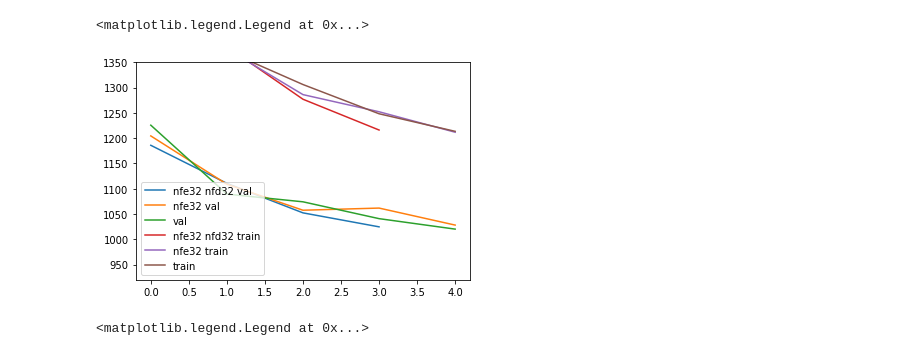
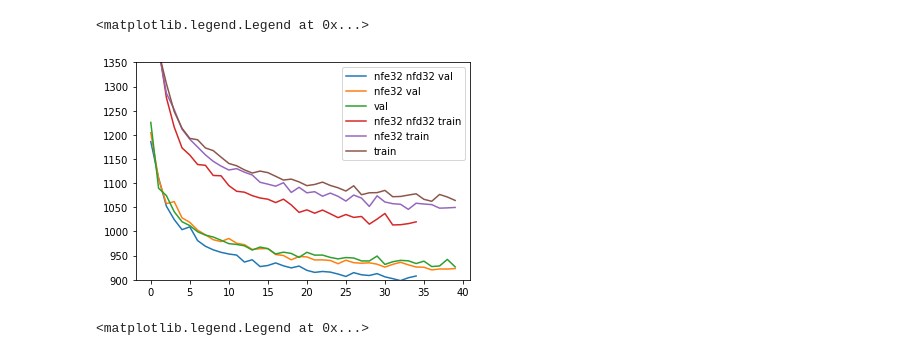
Before and after one commit to SimonTreu/sdvae, a Jupyter notebook: loss.ipynb, the cells around one changed output. Saved outputs shown, nothing was run; the diff lists cells and outputs as text; code cells hidden in the pictures.

```diff
--- a/loss.ipynb
+++ b/loss.ipynb
@@ -41,23 +41,23 @@ loss_01_23_mse_nc_nfe32 = pd.read_csv('http://www.pik-potsdam.de/~sitreu/edvae/0
 loss_01_23_mse_nc_nfe32_nfd32 = pd.read_csv('http://www.pik-potsdam.de/~sitreu/edvae/01_23_mse_128_fc_nc_nfe32_nfd32/01_23_mse_128_fc_nc_nfe32_nfd32/eval.csv', delimiter=',')
 # %%
 key='val_loss'
-head = 5
+head = 40
 
 plt.plot(loss_01_23_mse_nc_nfe32_nfd32[key].head(head).head(head),label='nfe32 nfd32 val')
 plt.plot(loss_01_23_mse_nc_nfe32[key].head(head).head(head),label='nfe32 val')
 plt.plot(loss_01_23_mse_nc[key].head(head),label='val')
 
 key='train_loss'
 plt.plot(loss_01_23_mse_nc_nfe32_nfd32[key].head(head).head(head),label='nfe32 nfd32 train')
 plt.plot(loss_01_23_mse_nc_nfe32[key].head(head).head(head),label='nfe32 train')
 plt.plot(loss_01_23_mse_nc[key].head(head),label='train')
 
-plt.ylim([920,1350])
+plt.ylim([900,1350])
 
 plt.legend()
 # %% [output]
 <matplotlib.legend.Legend at 0x...>
-[figure, old version]
+[figure, new version]
 # %%
 key='val_loss'
 plt.plot(loss_01_11_gamma_48_nz20_batch_s128[key].head(40).rolling(window=1).mean(),label='01_11 gamma 128 val')
```
Also changed, not shown: 2 other files.
